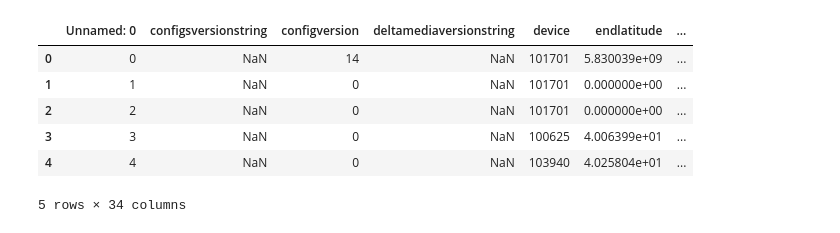
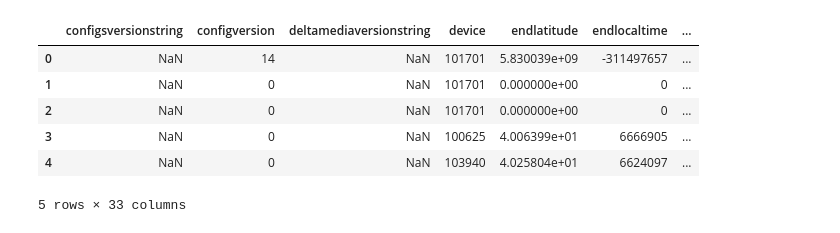
Before and after one commit to KishoreP1/dataio21-databros, a Jupyter notebook: mapTest.ipynb, the cells around one changed output. Drawn from its saved outputs; the diff is of its cells as text; code cells hidden in the pictures.

```diff
--- a/mapTest.ipynb
+++ b/mapTest.ipynb
@@ -10,13 +8,14 @@ import pandas as pd
 # %%
 
-df = pd.read_csv('Honda_data1.csv')
+df = dd.read_csv('export_dataframe_summary.csv')
+# df = df[df.endlongitude != 0]
 df.head()
 # %% [output]
-|  | Unnamed: 0 | configsversionstring | configversion | deltamediaversionstring | device | endlatitude | ... |
-| 0 | 0 | NaN | 14 | NaN | 101701 | 5.830039e+09 | ... |
-| 1 | 1 | NaN | 0 | NaN | 101701 | 0.000000e+00 | ... |
-| 2 | 2 | NaN | 0 | NaN | 101701 | 0.000000e+00 | ... |
-| 3 | 3 | NaN | 0 | NaN | 100625 | 4.006399e+01 | ... |
-| 4 | 4 | NaN | 0 | NaN | 103940 | 4.025804e+01 | ... |
+|  | configsversionstring | configversion | deltamediaversionstring | device | endlatitude | endlocaltime | ... |
+| 0 | NaN | 14 | NaN | 101701 | 5.830039e+09 | -311497657 | ... |
+| 1 | NaN | 0 | NaN | 101701 | 0.000000e+00 | 0 | ... |
+| 2 | NaN | 0 | NaN | 101701 | 0.000000e+00 | 0 | ... |
+| 3 | NaN | 0 | NaN | 100625 | 4.006399e+01 | 6666905 | ... |
+| 4 | NaN | 0 | NaN | 103940 | 4.025804e+01 | 6624097 | ... |
-5 rows × 34 columns
+5 rows × 33 columns
 # %%
```
Also changed, not shown: parts of 2 cells of this notebook, 1 other file.
